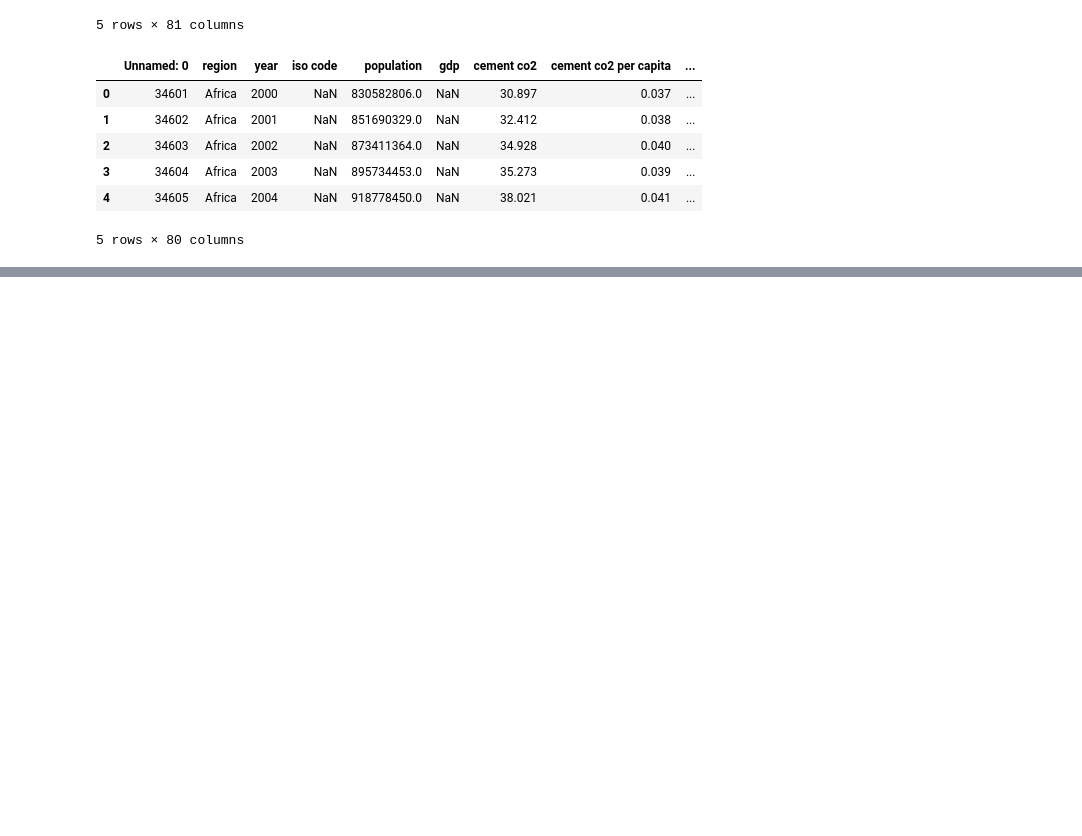
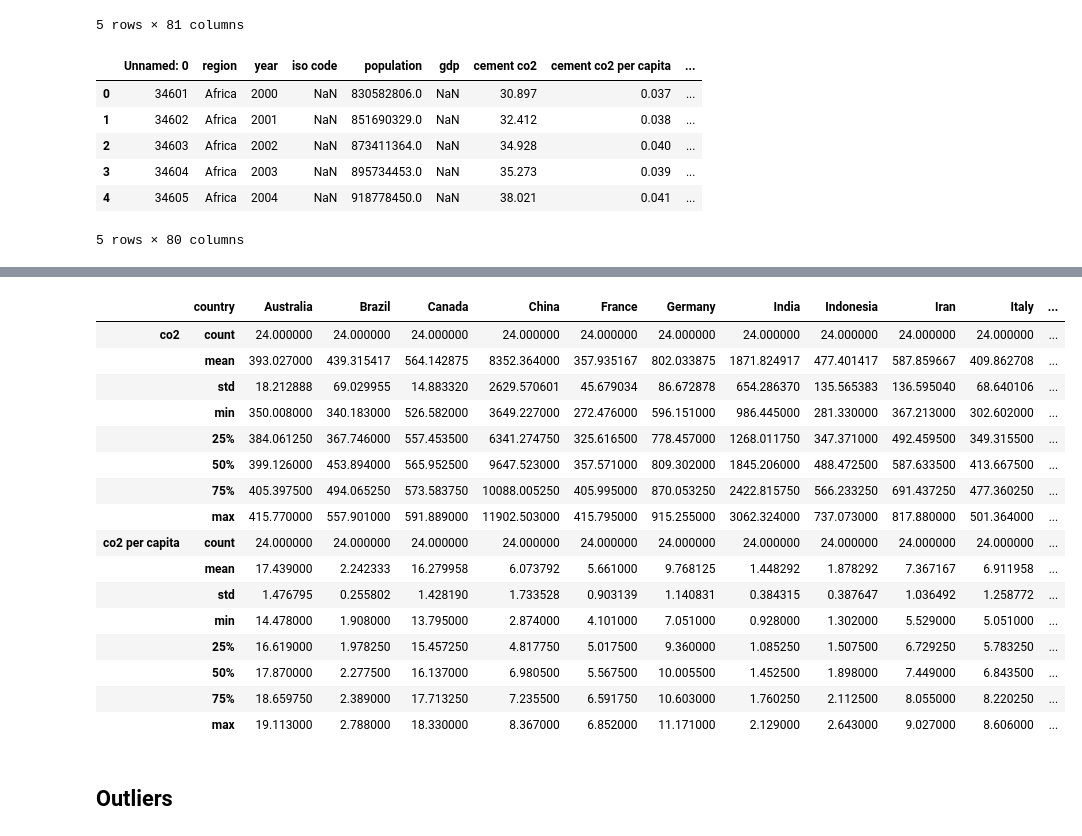
Before and after one commit to ana-nobre/Data-Driven-Insights-for-Multinationals-Global-CO2-Emissions, a Jupyter notebook: EDA/EDA_CO2.ipynb, the cells around one changed output, grey strips where cells are left out. Saved outputs shown, nothing was run; the diff lists cells and outputs as text; code cells hidden in the pictures; blank space fills up the shorter version.

```diff
--- a/EDA/EDA_CO2.ipynb
+++ b/EDA/EDA_CO2.ipynb
@@ -107,0 +163,33 @@ dtype: float64
+# %%
+# Agrupar e somar emissões totais por país
+df_co2_sum = df_country.groupby("country", as_index=False)["co2"].sum()
+
+# Ordenar do maior para o menor
+df_top_emitters = df_co2_sum.sort_values(by="co2", ascending=False).head(20)
+
+# Agora gerar estatísticas detalhadas só para os Top 20 emissores
+df_stats_top = (
+    df_country[df_country["country"].isin(df_top_emitters["country"])]
+    .groupby("country")[["co2", "co2 per capita"]].describe().T)
+
+df_stats_top
+# %% [output]
+|  | country | Australia | Brazil | Canada | China | France | Germany | India | Indonesia | Iran | Italy | ... |
+| co2 | count | 24.000000 | 24.000000 | 24.000000 | 24.000000 | 24.000000 | 24.000000 | 24.000000 | 24.000000 | 24.000000 | 24.000000 | ... |
+|  | mean | 393.027000 | 439.315417 | 564.142875 | 8352.364000 | 357.935167 | 802.033875 | 1871.824917 | 477.401417 | 587.859667 | 409.862708 | ... |
+|  | std | 18.212888 | 69.029955 | 14.883320 | 2629.570601 | 45.679034 | 86.672878 | 654.286370 | 135.565383 | 136.595040 | 68.640106 | ... |
+|  | min | 350.008000 | 340.183000 | 526.582000 | 3649.227000 | 272.476000 | 596.151000 | 986.445000 | 281.330000 | 367.213000 | 302.602000 | ... |
+|  | 25% | 384.061250 | 367.746000 | 557.453500 | 6341.274750 | 325.616500 | 778.457000 | 1268.011750 | 347.371000 | 492.459500 | 349.315500 | ... |
+|  | 50% | 399.126000 | 453.894000 | 565.952500 | 9647.523000 | 357.571000 | 809.302000 | 1845.206000 | 488.472500 | 587.633500 | 413.667500 | ... |
+|  | 75% | 405.397500 | 494.065250 | 573.583750 | 10088.005250 | 405.995000 | 870.053250 | 2422.815750 | 566.233250 | 691.437250 | 477.360250 | ... |
+|  | max | 415.770000 | 557.901000 | 591.889000 | 11902.503000 | 415.795000 | 915.255000 | 3062.324000 | 737.073000 | 817.880000 | 501.364000 | ... |
+| co2 per capita | count | 24.000000 | 24.000000 | 24.000000 | 24.000000 | 24.000000 | 24.000000 | 24.000000 | 24.000000 | 24.000000 | 24.000000 | ... |
+|  | mean | 17.439000 | 2.242333 | 16.279958 | 6.073792 | 5.661000 | 9.768125 | 1.448292 | 1.878292 | 7.367167 | 6.911958 | ... |
+|  | std | 1.476795 | 0.255802 | 1.428190 | 1.733528 | 0.903139 | 1.140831 | 0.384315 | 0.387647 | 1.036492 | 1.258772 | ... |
+|  | min | 14.478000 | 1.908000 | 13.795000 | 2.874000 | 4.101000 | 7.051000 | 0.928000 | 1.302000 | 5.529000 | 5.051000 | ... |
+|  | 25% | 16.619000 | 1.978250 | 15.457250 | 4.817750 | 5.017500 | 9.360000 | 1.085250 | 1.507500 | 6.729250 | 5.783250 | ... |
+|  | 50% | 17.870000 | 2.277500 | 16.137000 | 6.980500 | 5.567500 | 10.005500 | 1.452500 | 1.898000 | 7.449000 | 6.843500 | ... |
+|  | 75% | 18.659750 | 2.389000 | 17.713250 | 7.235500 | 6.591750 | 10.603000 | 1.760250 | 2.112500 | 8.055000 | 8.220250 | ... |
+|  | max | 19.113000 | 2.788000 | 18.330000 | 8.367000 | 6.852000 | 11.171000 | 2.129000 | 2.643000 | 9.027000 | 8.606000 | ... |
+# %% [markdown]
+## Outliers
```
Also changed, not shown: parts of 14 cells of this notebook, 5 other files.
